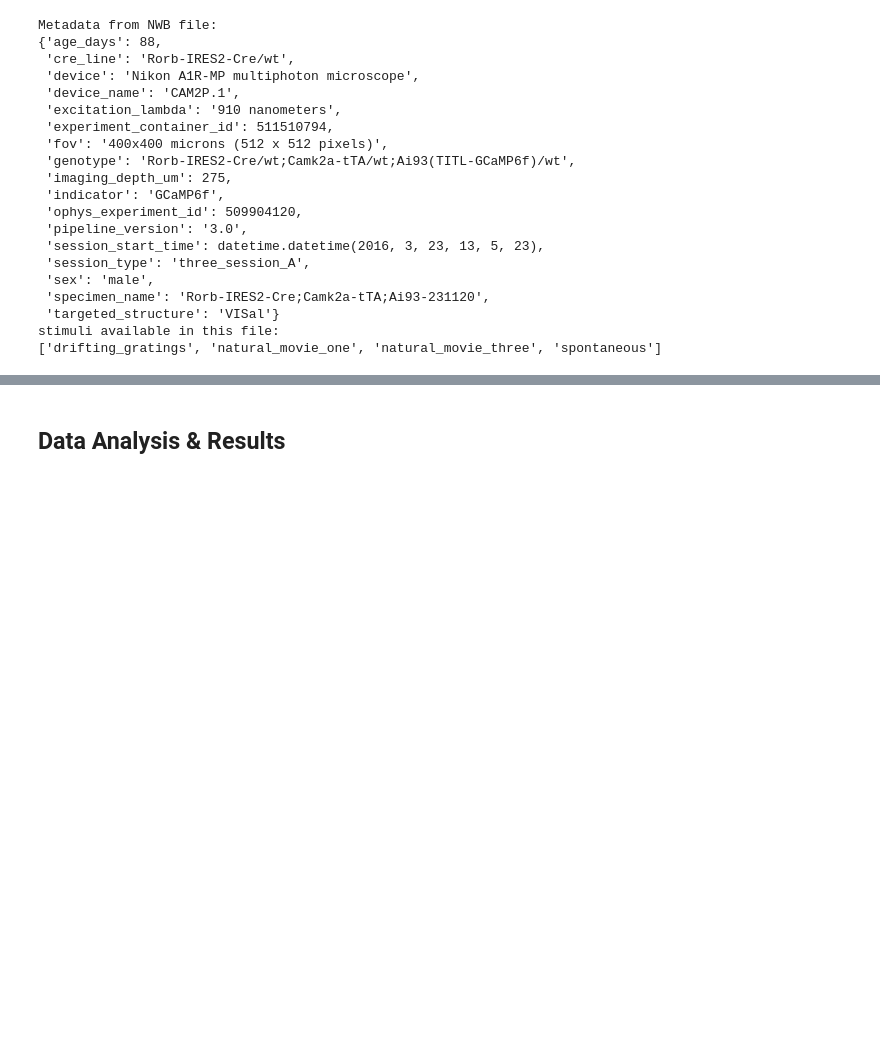
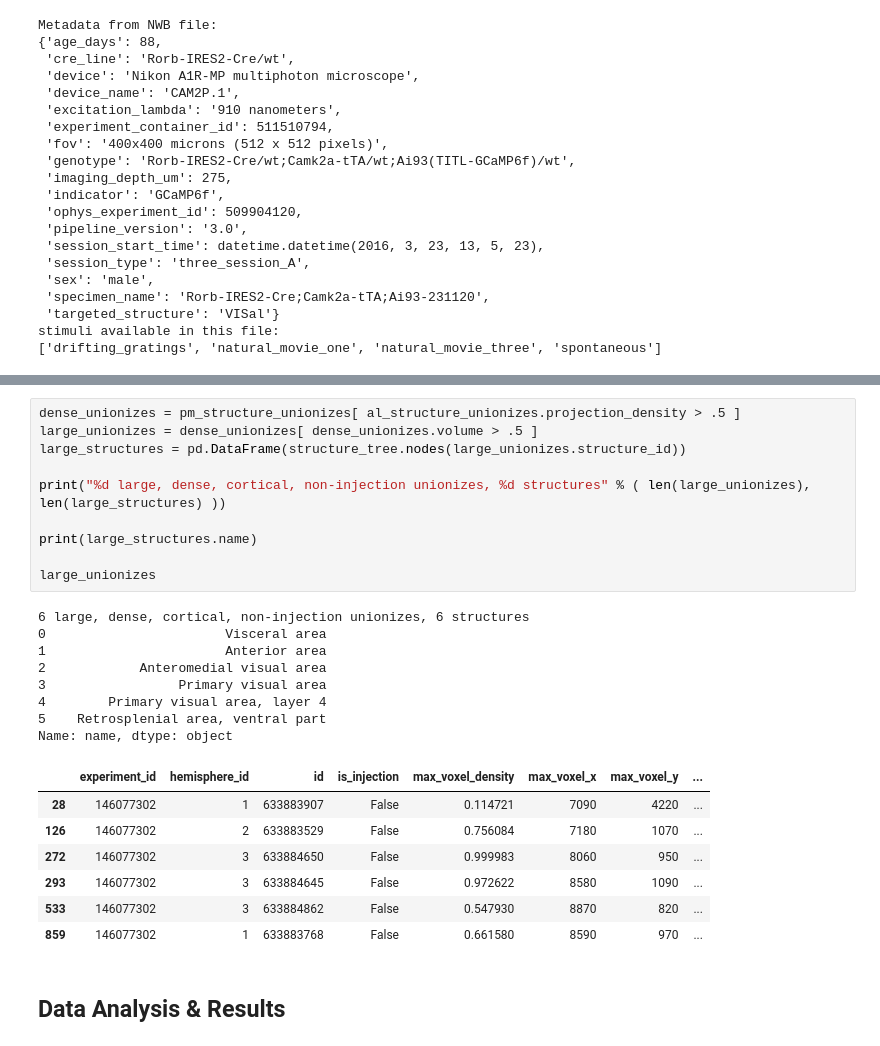
Before and after one commit to tthd0214/CellTypeProject, a Jupyter notebook: FinalProject/BIPN 162 Final Project Group 8.ipynb, the cells around one changed output, grey strips where cells are left out. Saved outputs shown, nothing was run; the diff lists cells and outputs as text; blank space fills up the shorter version.

```diff
--- a/FinalProject/BIPN 162 Final Project Group 8.ipynb
+++ b/FinalProject/BIPN 162 Final Project Group 8.ipynb
@@ -370,3 +618,29 @@ stimuli available in this file:
+# %%
+dense_unionizes = pm_structure_unionizes[ al_structure_unionizes.projection_density > .5 ]
+large_unionizes = dense_unionizes[ dense_unionizes.volume > .5 ]
+large_structures = pd.DataFrame(structure_tree.nodes(large_unionizes.structure_id))
+
+print("%d large, dense, cortical, non-injection unionizes, %d structures" % ( len(large_unionizes), len(large_structures) ))
+
+print(large_structures.name)
+
+large_unionizes
+# %% [output]
+6 large, dense, cortical, non-injection unionizes, 6 structures
+0                       Visceral area
+1                       Anterior area
+2            Anteromedial visual area
+3                 Primary visual area
+4        Primary visual area, layer 4
+5    Retrosplenial area, ventral part
+Name: name, dtype: object
+|  | experiment_id | hemisphere_id | id | is_injection | max_voxel_density | max_voxel_x | max_voxel_y | ... |
+| 28 | 146077302 | 1 | 633883907 | False | 0.114721 | 7090 | 4220 | ... |
+| 126 | 146077302 | 2 | 633883529 | False | 0.756084 | 7180 | 1070 | ... |
+| 272 | 146077302 | 3 | 633884650 | False | 0.999983 | 8060 | 950 | ... |
+| 293 | 146077302 | 3 | 633884645 | False | 0.972622 | 8580 | 1090 | ... |
+| 533 | 146077302 | 3 | 633884862 | False | 0.547930 | 8870 | 820 | ... |
+| 859 | 146077302 | 1 | 633883768 | False | 0.661580 | 8590 | 970 | ... |
 # %% [markdown]
 ## Data Analysis & Results
 # %% [markdown]
```
Also changed, not shown: parts of 38 cells of this notebook, 7 other files.
